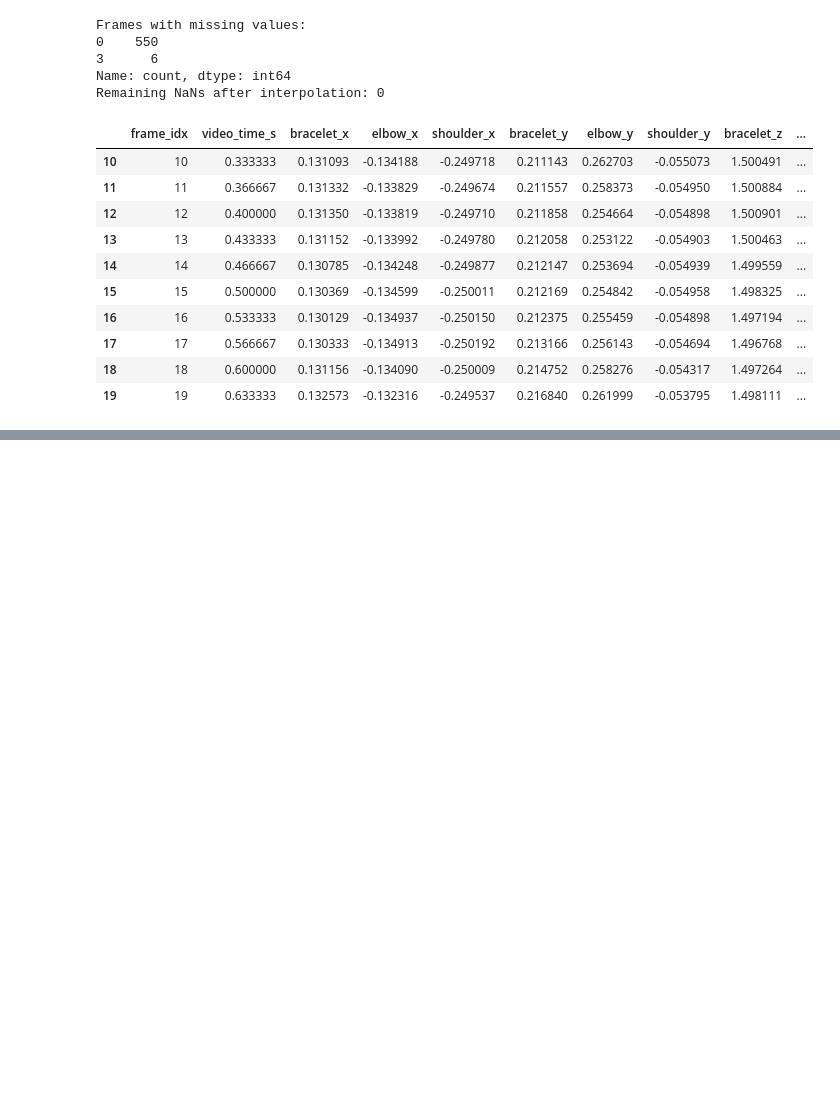
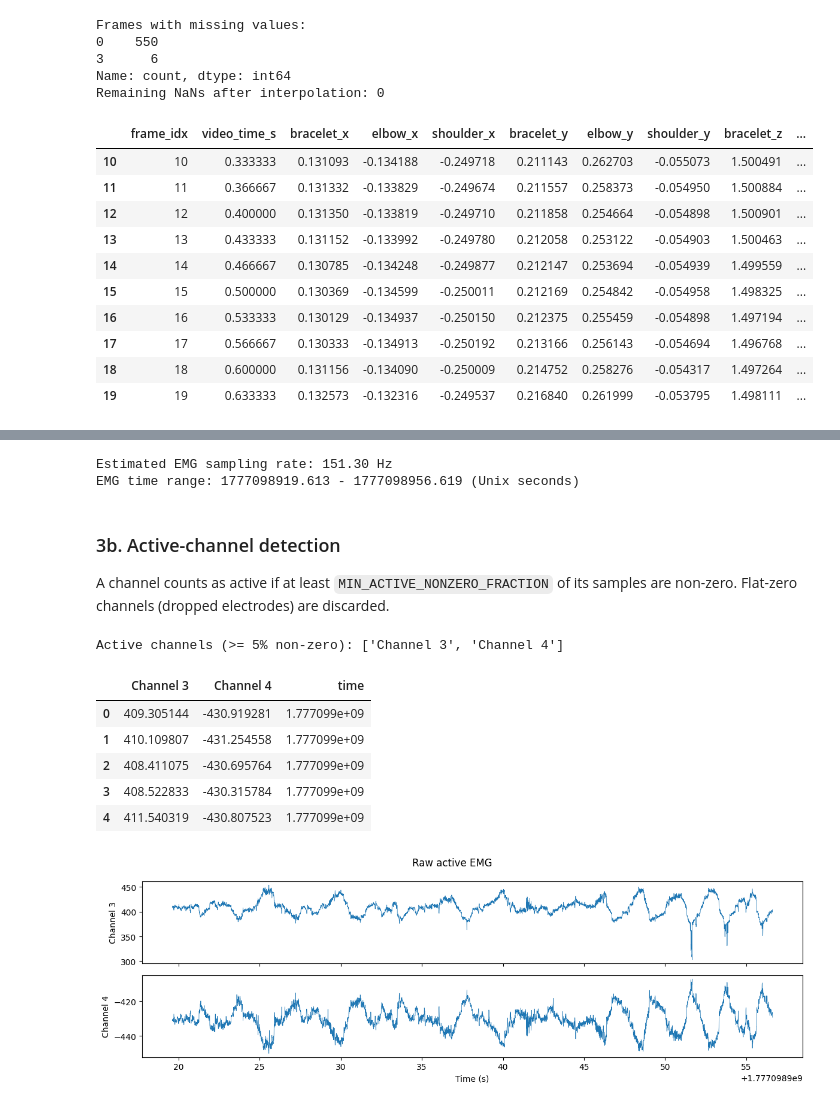
Before and after one commit to hayyazul/BCI-Data-Processing, a Jupyter notebook: data_preprocess.ipynb, the cells around one changed output, grey strips where cells are left out. Cells and saved outputs as stored; diff of their text form; code cells hidden in the pictures; blank space fills up the shorter version.

```diff
--- a/data_preprocess.ipynb
+++ b/data_preprocess.ipynb
@@ -196,0 +167,49 @@ Remaining NaNs after interpolation: 0
+# %%
+packet_times = emg_ts['pc_time'].values
+total_emg_samples = emg_raw.shape[0]
+sample_period = (packet_times[-1] - packet_times[0]) / (total_emg_samples - 1)
+fs_emg = 1.0 / sample_period
+t_emg  = packet_times[0] + sample_period * np.arange(total_emg_samples)
+
+print(f"Estimated EMG sampling rate: {fs_emg:.2f} Hz")
+print(f"EMG time range: {t_emg[0]:.3f} - {t_emg[-1]:.3f} (Unix seconds)")
+# %% [output]
+Estimated EMG sampling rate: 151.30 Hz
+EMG time range: 1777098919.613 - 1777098956.619 (Unix seconds)
+# %% [markdown]
+### 3b. Active-channel detection
+
+A channel counts as active if at least `MIN_ACTIVE_NONZERO_FRACTION` of its samples are non-zero. Flat-zero channels (dropped electrodes) are discarded.
+# %%
+active_channels = [
+    ch for ch in emg_raw.columns
+    if (emg_raw[ch] != 0).sum() / total_emg_samples >= MIN_ACTIVE_NONZERO_FRACTION
+]
+
+emg_active = emg_raw[active_channels].copy()
+emg_active['time'] = t_emg
+
+print(f"Active channels (>= {MIN_ACTIVE_NONZERO_FRACTION*100:.0f}% non-zero): {active_channels}")
+
+if DISPLAY_INTERMEDIATE:
+    display(emg_active.head())
+    fig, axes = plt.subplots(len(active_channels), 1, sharex=True,
+                             figsize=(12, 2 * len(active_channels)))
+    if len(active_channels) == 1:
+        axes = [axes]
+    for i, ch in enumerate(active_channels):
+        axes[i].plot(emg_active['time'], emg_active[ch], linewidth=0.5)
+        axes[i].set_ylabel(ch)
+    axes[-1].set_xlabel('Time (s)')
+    fig.suptitle('Raw active EMG')
+    plt.tight_layout()
+    plt.show()
+# %% [output]
+Active channels (>= 5% non-zero): ['Channel 3', 'Channel 4']
+|  | Channel 3 | Channel 4 | time |
+| 0 | 409.305144 | -430.919281 | 1.777099e+09 |
+| 1 | 410.109807 | -431.254558 | 1.777099e+09 |
+| 2 | 408.411075 | -430.695764 | 1.777099e+09 |
+| 3 | 408.522833 | -430.315784 | 1.777099e+09 |
+| 4 | 411.540319 | -430.807523 | 1.777099e+09 |
+[figure, added]
```
Also changed, not shown: parts of 28 cells of this notebook, 19 other files.
